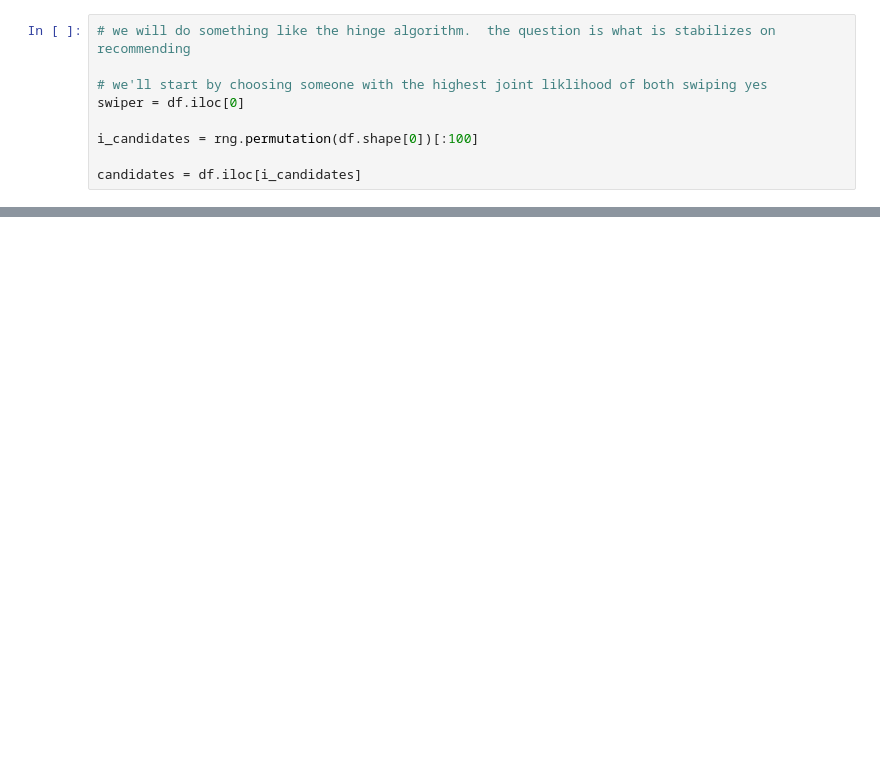
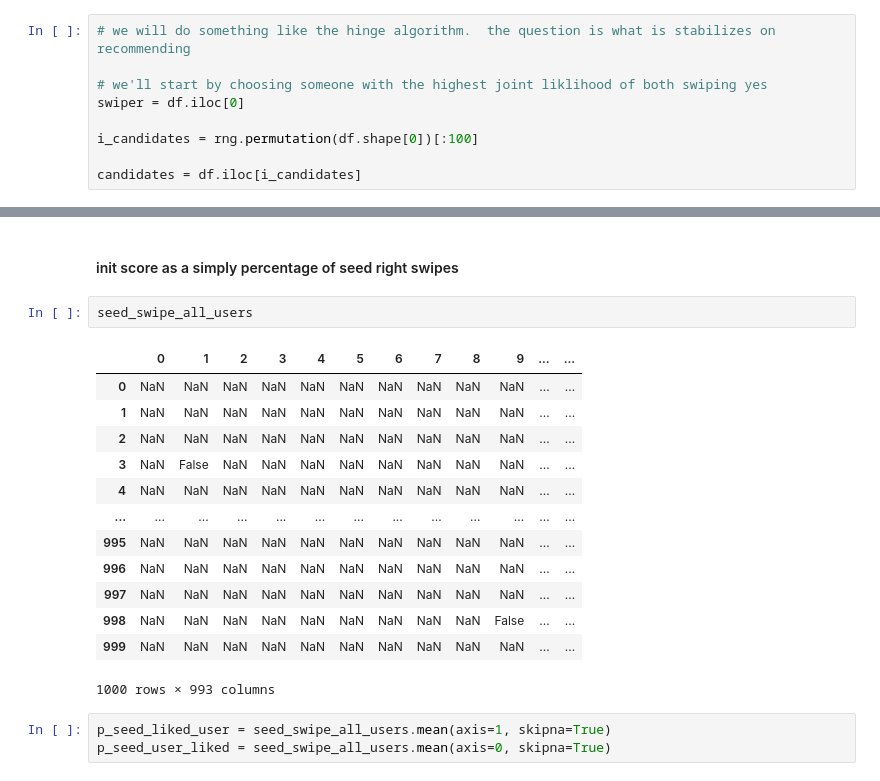
Before and after one commit to jonberliner/okcupid, a Jupyter notebook: playground.ipynb, the cells around one changed output, grey strips where cells are left out. Saved outputs shown, nothing was run; the diff lists cells and outputs as text; blank space fills up the shorter version.

```diff
--- a/playground.ipynb
+++ b/playground.ipynb
@@ -282,0 +564,21 @@ this is an attempt to infer scores.  it is NOT an attempt to recreate a particul
+# %% [markdown]
+#### init score as a simply percentage of seed right swipes
+# %%
+seed_swipe_all_users
+# %% [output]
+|  | 0 | 1 | 2 | 3 | 4 | 5 | 6 | 7 | 8 | 9 | ... | ... |
+| 0 | NaN | NaN | NaN | NaN | NaN | NaN | NaN | NaN | NaN | NaN | ... | ... |
+| 1 | NaN | NaN | NaN | NaN | NaN | NaN | NaN | NaN | NaN | NaN | ... | ... |
+| 2 | NaN | NaN | NaN | NaN | NaN | NaN | NaN | NaN | NaN | NaN | ... | ... |
+| 3 | NaN | False | NaN | NaN | NaN | NaN | NaN | NaN | NaN | NaN | ... | ... |
+| 4 | NaN | NaN | NaN | NaN | NaN | NaN | NaN | NaN | NaN | NaN | ... | ... |
+| ... | ... | ... | ... | ... | ... | ... | ... | ... | ... | ... | ... | ... |
+| 995 | NaN | NaN | NaN | NaN | NaN | NaN | NaN | NaN | NaN | NaN | ... | ... |
+| 996 | NaN | NaN | NaN | NaN | NaN | NaN | NaN | NaN | NaN | NaN | ... | ... |
+| 997 | NaN | NaN | NaN | NaN | NaN | NaN | NaN | NaN | NaN | NaN | ... | ... |
+| 998 | NaN | NaN | NaN | NaN | NaN | NaN | NaN | NaN | NaN | False | ... | ... |
+| 999 | NaN | NaN | NaN | NaN | NaN | NaN | NaN | NaN | NaN | NaN | ... | ... |
+1000 rows × 993 columns
+# %%
+p_seed_liked_user = seed_swipe_all_users.mean(axis=1, skipna=True)
+p_seed_user_liked = seed_swipe_all_users.mean(axis=0, skipna=True)
```
Also changed, not shown: parts of 24 cells of this notebook.
